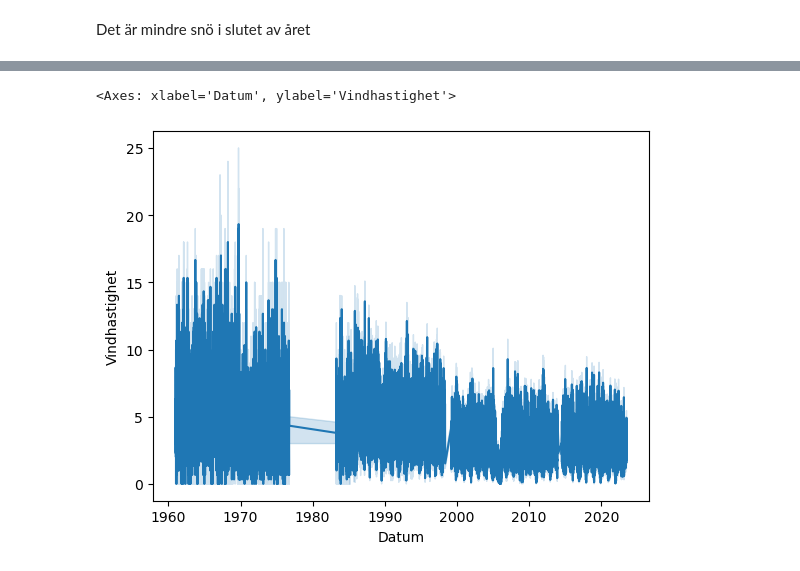
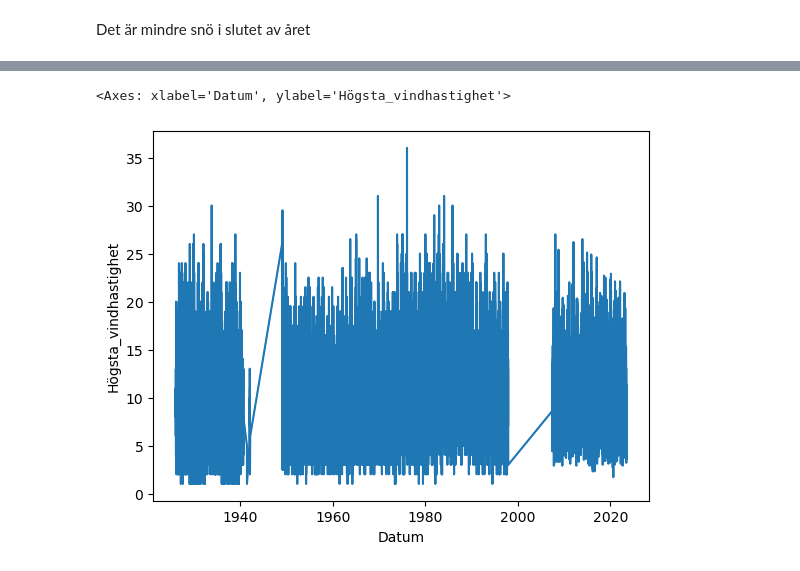
Before and after one commit to msteele919/projectwork, a Jupyter notebook: Kristoffer/plotting.ipynb, the cells around one changed output, grey strips where cells are left out. Cells and saved outputs as stored; diff of their text form; code cells hidden in the pictures.

```diff
--- a/Kristoffer/plotting.ipynb
+++ b/Kristoffer/plotting.ipynb
@@ -9,8 +10,8 @@ monthly = pd.read_pickle("../Dataframes/df_monthly_temp.pkl")
 daily = pd.read_pickle("../Dataframes/df_daily_temp.pkl")
 precip = pd.read_pickle("../Dataframes/df_precipitation.pkl")
 snodjup = pd.read_pickle("../Dataframes/df_snow_save.pkl")
-windygbg = pd.read_pickle("../Dataframes/df_wind_gbg.pkl")
-windysave = pd.read_pickle("../Dataframes/df_wind_save.pkl")
+windyboth = pd.read_pickle("../Dataframes/df_wind_gbg_save.pkl")
+windyvinga = pd.read_pickle("../Dataframes/df_wind_vinga.pkl")
 # %%
 monthly
 # %% [output]
@@ -297,5 +374,5 @@ windysave
 # %%
-sns.lineplot(data= windygbg, x= 'Datum', y = 'Vindhastighet_snitt')
+sns.lineplot(data = windyvinga, x = 'Datum', y = 'Högsta_vindhastighet')
 # %% [output]
-<Axes: xlabel='Datum', ylabel='Vindhastighet'>
+<Axes: xlabel='Datum', ylabel='Högsta_vindhastighet'>
-[figure, old version]
+[figure, new version]
```
Also changed, not shown: parts of 31 cells of this notebook, 2 other files.
